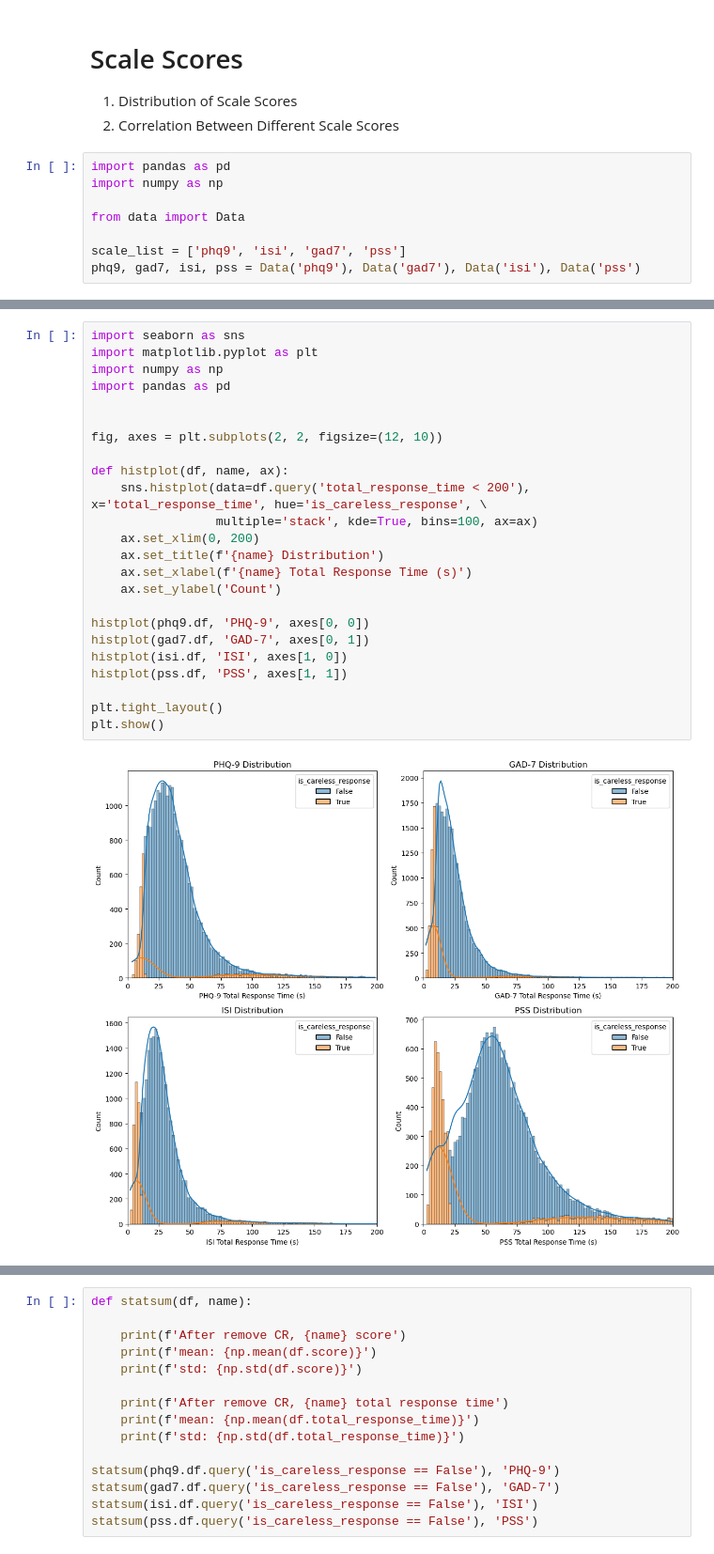
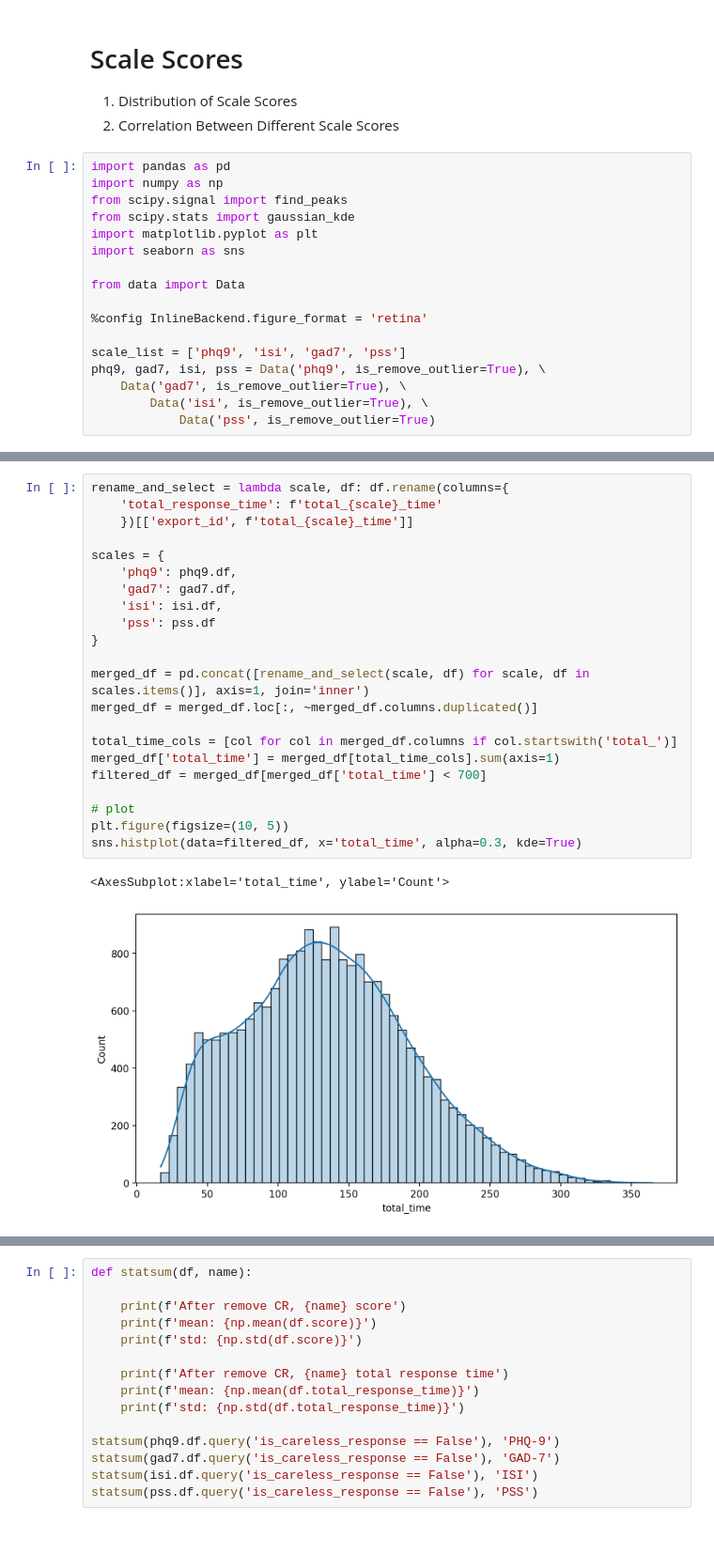
Before and after one commit to njnklab/response-time-dataset, a Jupyter notebook: 1.data-inspect.ipynb, the cells around one changed output, grey strips where cells are left out. Shown at 94% size. Drawn from its saved outputs; the diff is of its cells as text.

```diff
--- a/1.data-inspect.ipynb
+++ b/1.data-inspect.ipynb
@@ -35,8 +36,17 @@ std: 2.4087126611000023
 # %%
 import pandas as pd
 import numpy as np
+from scipy.signal import find_peaks
+from scipy.stats import gaussian_kde
+import matplotlib.pyplot as plt
+import seaborn as sns
 
 from data import Data
 
+%config InlineBackend.figure_format = 'retina'
+
 scale_list = ['phq9', 'isi', 'gad7', 'pss']
-phq9, gad7, isi, pss = Data('phq9'), Data('gad7'), Data('isi'), Data('pss')
+phq9, gad7, isi, pss = Data('phq9', is_remove_outlier=True), \
+    Data('gad7', is_remove_outlier=True), \
+        Data('isi', is_remove_outlier=True), \
+            Data('pss', is_remove_outlier=True)
@@ -68,26 +53,25 @@ plt.show()
-# %%
-import seaborn as sns
-import matplotlib.pyplot as plt
-import numpy as np
-import pandas as pd
-
-
-fig, axes = plt.subplots(2, 2, figsize=(12, 10))
-
-def histplot(df, name, ax):
-    sns.histplot(data=df.query('total_response_time < 200'), x='total_response_time', hue='is_careless_response', \
-                 multiple='stack', kde=True, bins=100, ax=ax)
-    ax.set_xlim(0, 200)
-    ax.set_title(f'{name} Distribution')
-    ax.set_xlabel(f'{name} Total Response Time (s)')
-    ax.set_ylabel('Count')
-
-histplot(phq9.df, 'PHQ-9', axes[0, 0])
-histplot(gad7.df, 'GAD-7', axes[0, 1])
-histplot(isi.df, 'ISI', axes[1, 0])
-histplot(pss.df, 'PSS', axes[1, 1])
-
-plt.tight_layout()
-plt.show()
-# %% [output]
-[figure, removed]
+# %%
+rename_and_select = lambda scale, df: df.rename(columns={
+    'total_response_time': f'total_{scale}_time'
+    })[['export_id', f'total_{scale}_time']]
+
+scales = {
+    'phq9': phq9.df,
+    'gad7': gad7.df,
+    'isi': isi.df,
+    'pss': pss.df
+}
+
+merged_df = pd.concat([rename_and_select(scale, df) for scale, df in scales.items()], axis=1, join='inner')
+merged_df = merged_df.loc[:, ~merged_df.columns.duplicated()]
+
+total_time_cols = [col for col in merged_df.columns if col.startswith('total_')]
+merged_df['total_time'] = merged_df[total_time_cols].sum(axis=1)
+filtered_df = merged_df[merged_df['total_time'] < 700]
+
+# plot
+plt.figure(figsize=(10, 5))
+sns.histplot(data=filtered_df, x='total_time', alpha=0.3, kde=True)
+# %% [output]
+<AxesSubplot:xlabel='total_time', ylabel='Count'>
+[figure, added]
```
Also changed, not shown: parts of 5 cells of this notebook, 16 other files.
